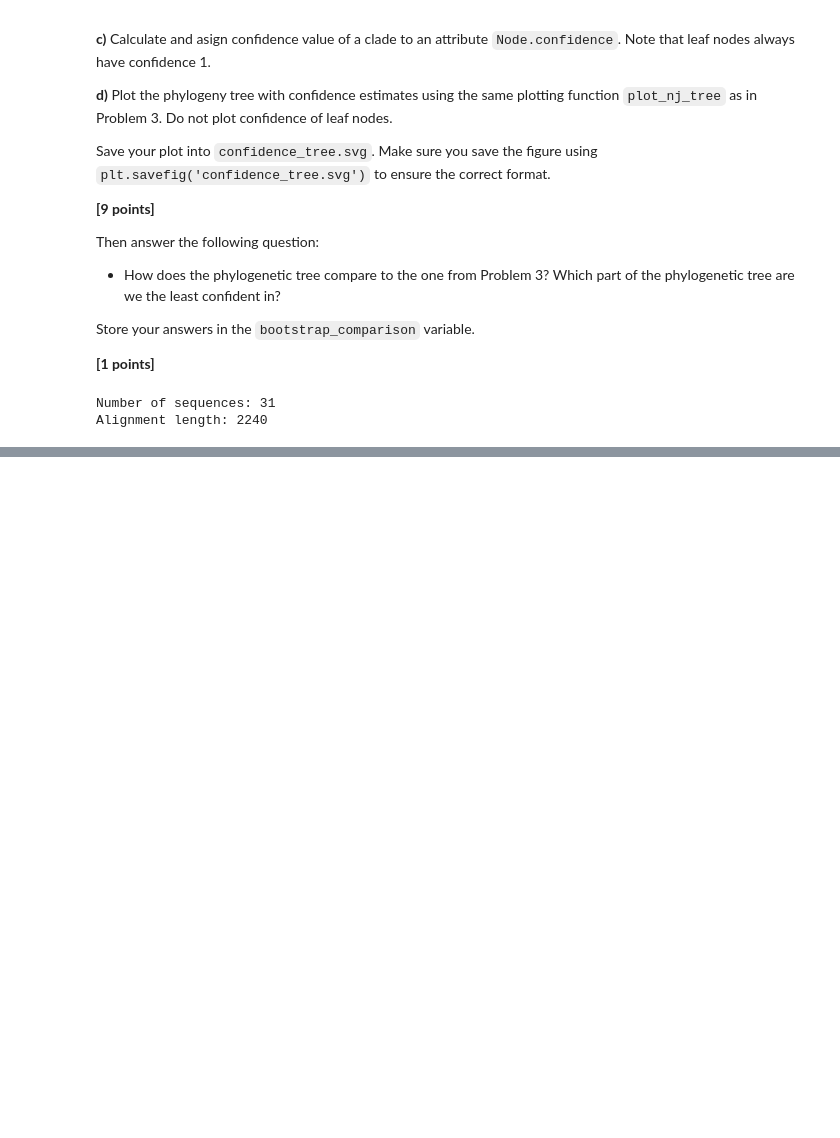
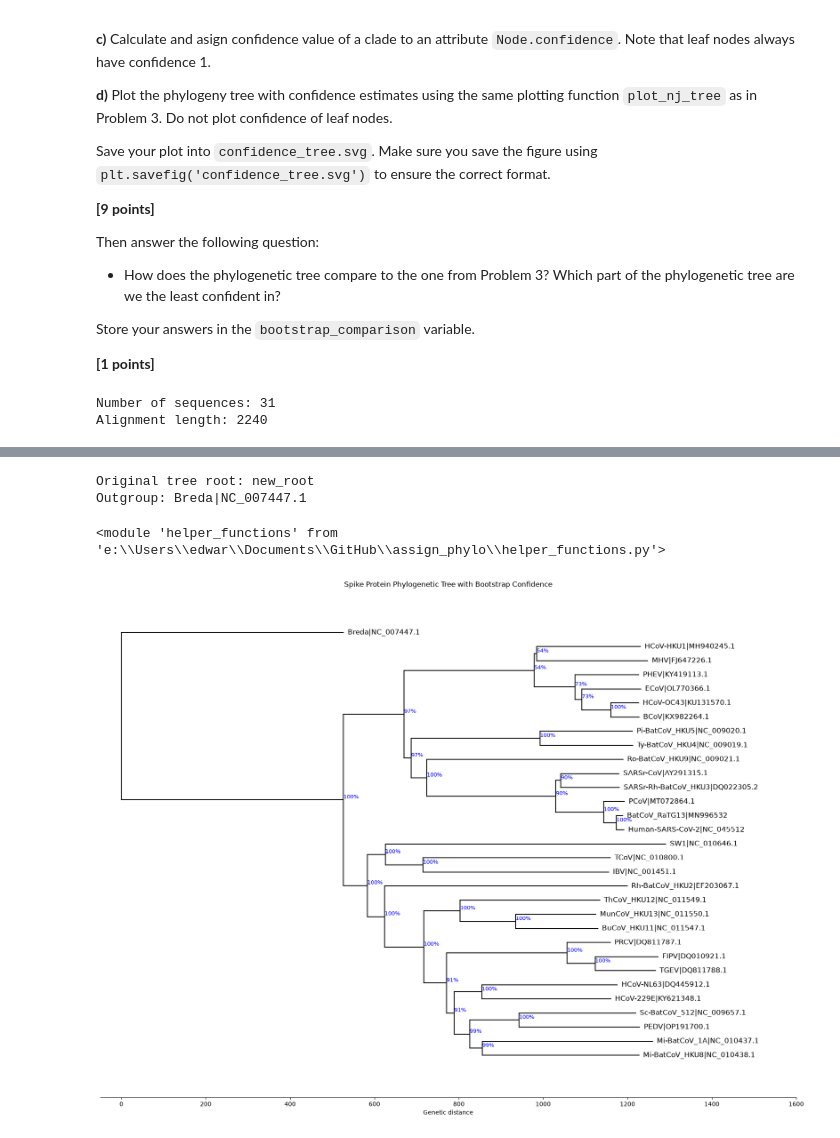
Before and after one commit to YiboShen1231/assign_phylo, a Jupyter notebook: phylo_workbook.ipynb, the cells around one changed output, grey strips where cells are left out. Saved outputs shown, nothing was run; the diff lists cells and outputs as text; code cells hidden in the pictures; blank space fills up the shorter version.

Commit message:
Complete phylogenetics assignment and bootstrap bonus

```diff
--- a/phylo_workbook.ipynb
+++ b/phylo_workbook.ipynb
@@ -736,0 +779,14 @@ How does the phylogenetic tree compare to the one from Problem 3? Which part of
+# %%
+def find_node(node, name):
+    if node is None:
+        return None
+    if node.name == name:
+        return node
+    result = find_node(node.left, name)
+    if result is not None:
+        return result
+    return find_node(node.right, name)
+
+breda_labels = [label for label in bootstrap_labels if "Breda" in label]
+
+print("Breda labels:", breda_labels)
@@ -736,0 +870,64 @@ How does the phylogenetic tree compare to the one from Problem 3? Which part of
+# %%
+from helper_functions import sort_children_by_leaves
+original_sequences = [str(record.seq) for record in spike_msa]
+original_distances = np.zeros((31, 31))
+
+for i in range(31):
+    for j in range(i + 1, 31):
+        d = sum(
+            a != b
+            for a, b in zip(original_sequences[i], original_sequences[j])
+        )
+        original_distances[i, j] = d
+        original_distances[j, i] = d
+
+original_tree = neighbor_joining(original_distances, bootstrap_labels)
+
+breda = find_node(original_tree, breda_labels[0])
+original_tree = reroot_tree(original_tree, breda)
+
+sort_children_by_leaves(original_tree)
+
+print("Original tree root:", original_tree.name)
+print("Outgroup:", breda_labels[0])
+# %% [output]
+Original tree root: new_root
+Outgroup: Breda|NC_007447.1
+# %%
+def assign_confidence(node):
+    if node.left is None and node.right is None:
+        node.confidence = 1.0
+        return
+
+    node.confidence = sum(
+        find_matching_clade(node, tree)
+        for tree in bootstrap_trees
+    ) / len(bootstrap_trees)
+
+    assign_confidence(node.left)
+    assign_confidence(node.right)
+
+assign_confidence(original_tree)
+original_tree.confidence = None
+# %%
+import importlib
+import helper_functions
+importlib.reload(helper_functions)
+# %% [output]
+<module 'helper_functions' from 'e:\\Users\\edwar\\Documents\\GitHub\\assign_phylo\\helper_functions.py'>
+# %%
+import matplotlib.pyplot as plt
+from helper_functions import plot_nj_tree
+
+fig, ax = plt.subplots(figsize=(17, 13))
+
+plot_nj_tree(original_tree, ax=ax, show_confidence=True)
+
+ax.set_title("Spike Protein Phylogenetic Tree with Bootstrap Confidence")
+ax.set_xlim(left=-50, right=1600)
+
+plt.tight_layout()
+plt.savefig("confidence_tree.svg", bbox_inches="tight")
+plt.show()
+# %% [output]
+[figure, added]
```
Also changed, not shown: parts of 9 cells of this notebook, 4 other files.
